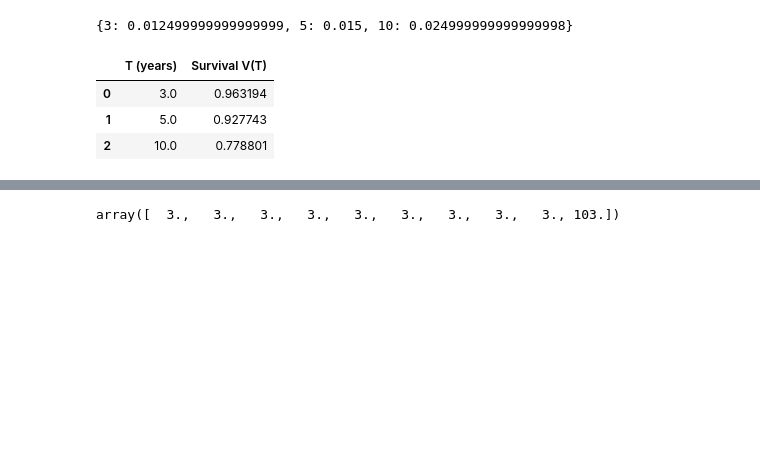
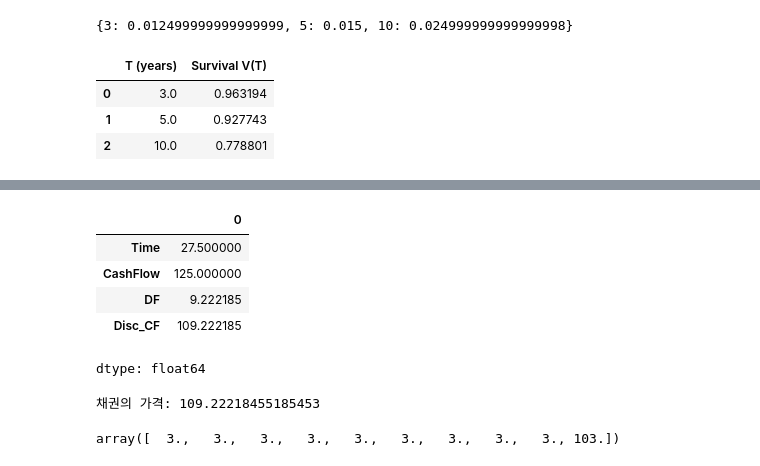
Before and after one commit to HST0077/HYOTC, a Jupyter notebook: PD_estimation.ipynb, the cells around one changed output, grey strips where cells are left out. Saved outputs shown, nothing was run; the diff lists cells and outputs as text; code cells hidden in the pictures; blank space fills up the shorter version.

```diff
--- a/PD_estimation.ipynb
+++ b/PD_estimation.ipynb
@@ -68,3 +136,16 @@ surv_df
+# %%
+df.sum()
+# %% [output]
+|  | 0 |
+| Time | 27.500000 |
+| CashFlow | 125.000000 |
+| DF | 9.222185 |
+| Disc_CF | 109.222185 |
+dtype: float64
+# %%
+print('채권의 가격:', df["Disc_CF"].sum())
+# %% [output]
+채권의 가격: 109.22218455185453
 # %%
 import numpy as np
 
```
Also changed, not shown: parts of 3 cells of this notebook.
